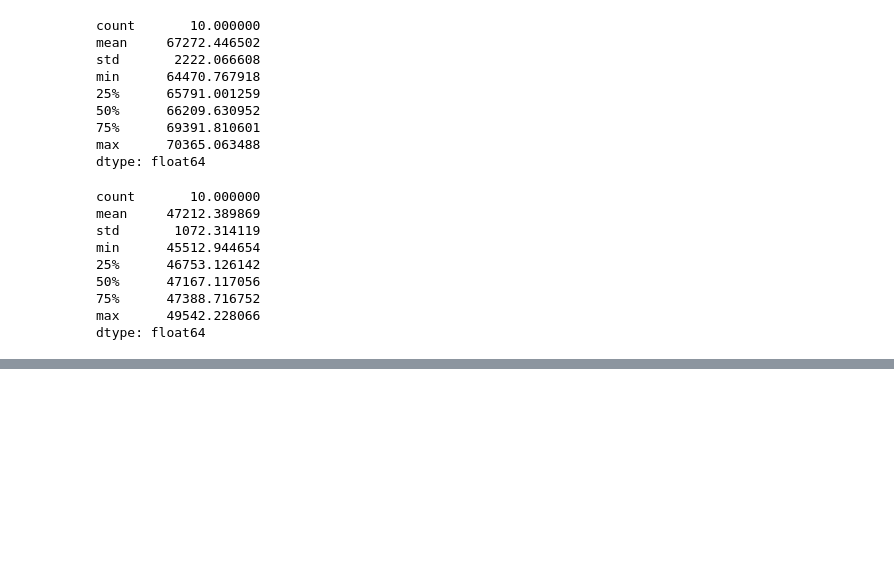
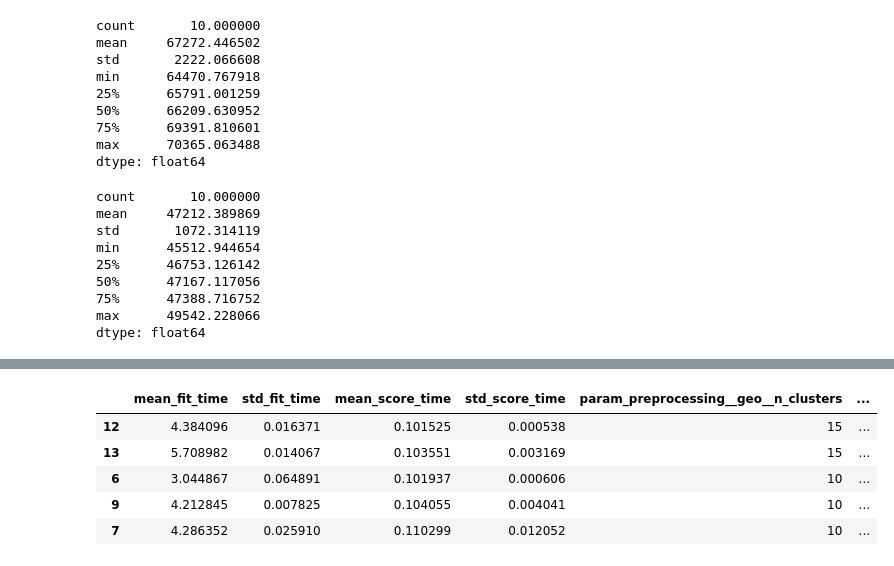
Before and after one commit to fractalate/study-geron-hands-on-machine-learning-with-scikit-learn-keras-and-tensorflow, a Jupyter notebook: Chapter 02/Notebook.ipynb, the cells around one changed output, grey strips where cells are left out. Drawn from its saved outputs; the diff is of its cells as text; code cells hidden in the pictures; blank space fills up the shorter version.

```diff
--- a/Chapter 02/Notebook.ipynb
+++ b/Chapter 02/Notebook.ipynb
@@ -762,3 +762,24 @@ min      45512.944654
 75%      47388.716752
 max      49542.228066
 dtype: float64
+# %%
+from sklearn.model_selection import GridSearchCV
+
+full_pipeline = Pipeline([
+    ('preprocessing', preprocessing),
+    ('random_forest', RandomForestRegressor(random_state=42)),
+])
+
+param_grid = [
+    {
+        'preprocessing__geo__n_clusters': [5, 8, 10],
+        'random_forest__max_features': [4, 6, 8],
+    },
+    {
+        'preprocessing__geo__n_clusters': [10, 15],
+        'random_forest__max_features': [6, 8, 10],
+    },
+]
+
+grid_search = GridSearchCV(full_pipeline, param_grid, cv=3, scoring='neg_root_mean_squared_error')
+grid_search.fit(housing, housing_labels)
@@ -764,0 +830,11 @@ dtype: float64
+# %%
+cv_res = pd.DataFrame(grid_search.cv_results_)
+cv_res.sort_values(by='mean_test_score', ascending=False, inplace=True)
+cv_res.head()
+# %% [output]
+|  | mean_fit_time | std_fit_time | mean_score_time | std_score_time | param_preprocessing__geo__n_clusters | ... |
+| 12 | 4.384096 | 0.016371 | 0.101525 | 0.000538 | 15 | ... |
+| 13 | 5.708982 | 0.014067 | 0.103551 | 0.003169 | 15 | ... |
+| 6 | 3.044867 | 0.064891 | 0.101937 | 0.000606 | 10 | ... |
+| 9 | 4.212845 | 0.007825 | 0.104055 | 0.004041 | 10 | ... |
+| 7 | 4.286352 | 0.025910 | 0.110299 | 0.012052 | 10 | ... |
```
Also changed, not shown: parts of 15 cells of this notebook.
